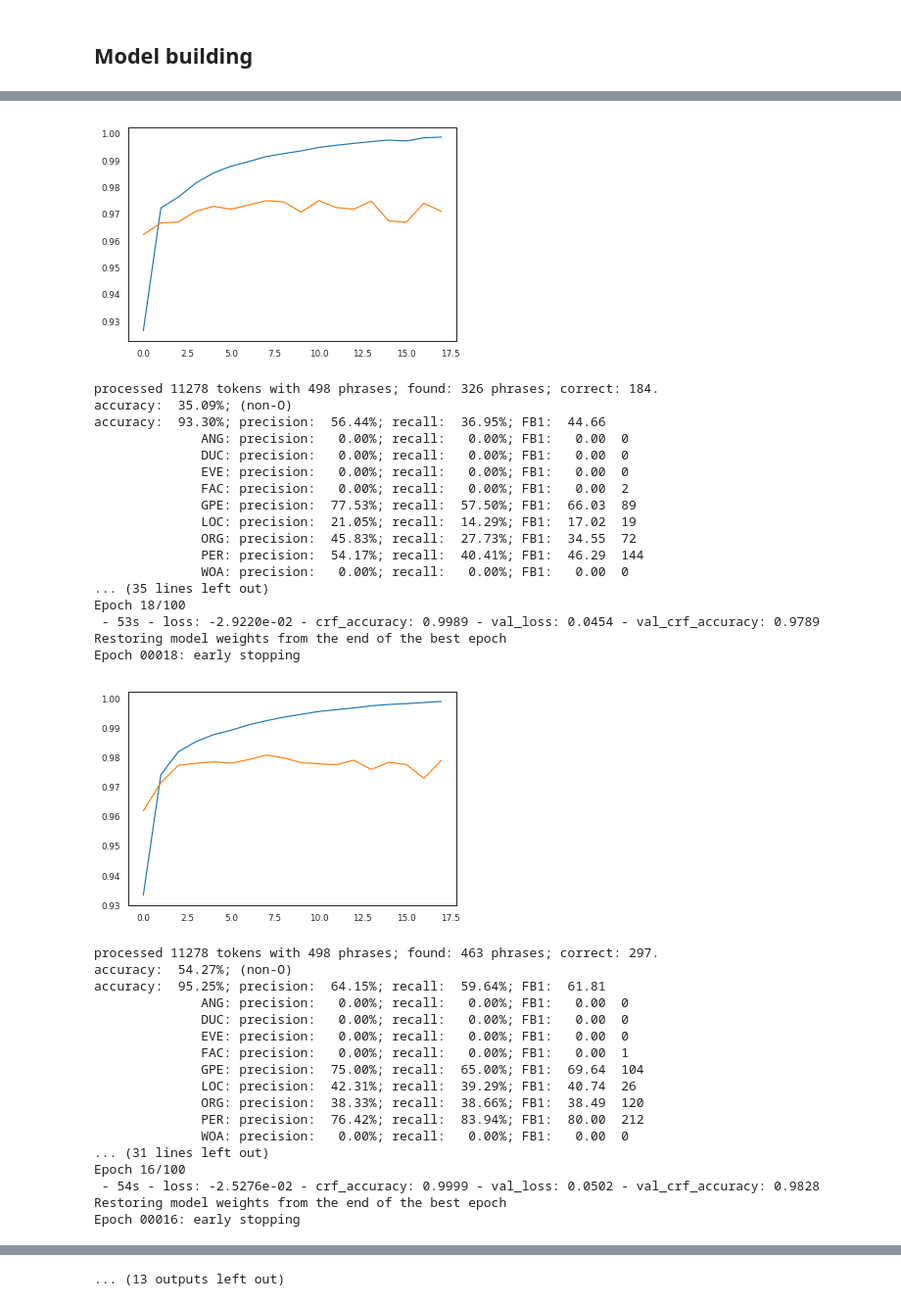
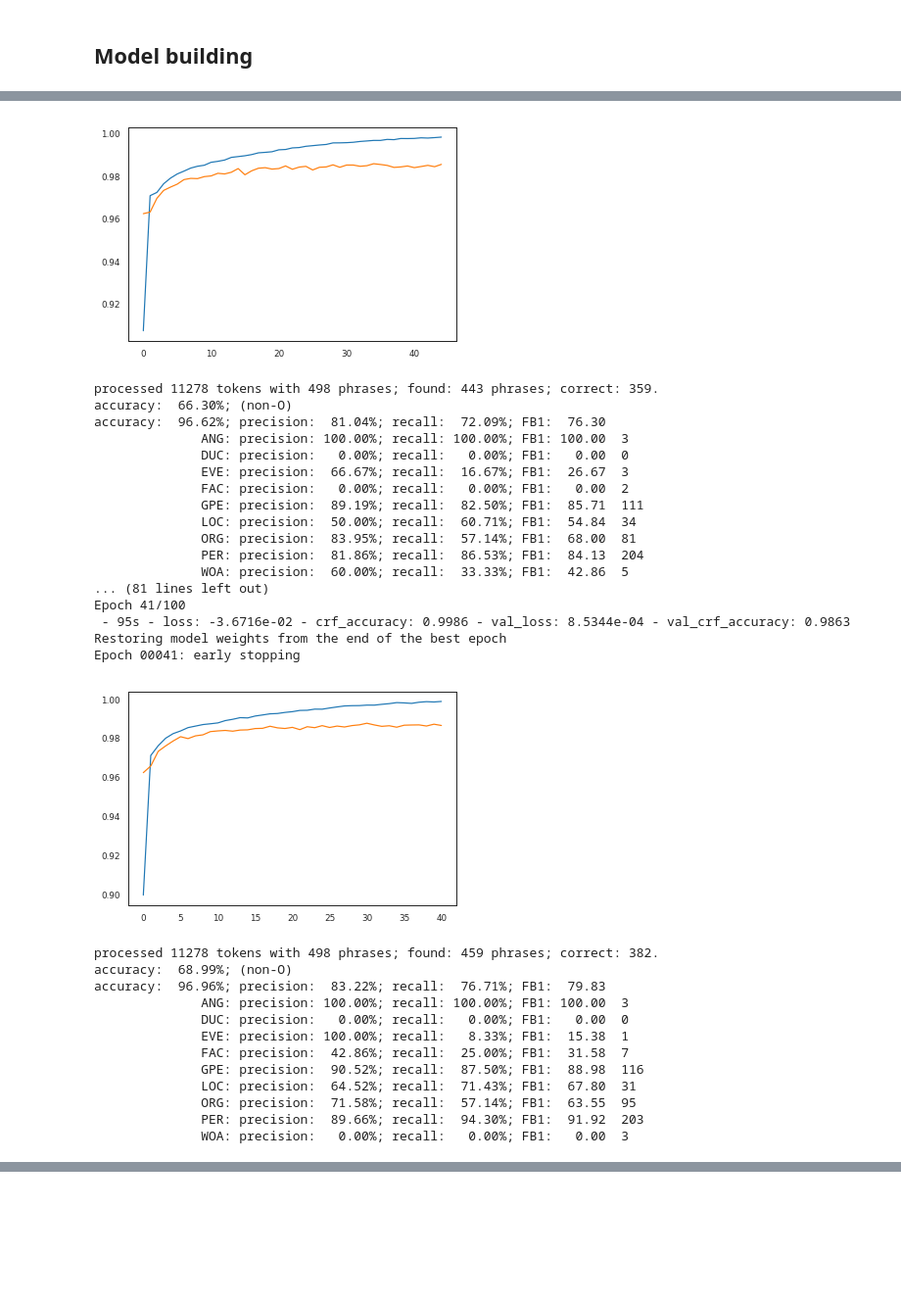
Before and after one commit to cjer/NER, a Jupyter notebook: 20_treebank_morph_ner.ipynb, the cells around one changed output, grey strips where cells are left out. Shown: that part at 98% size. Cells and saved outputs as stored; diff of their text form; code cells hidden in the pictures; blank space fills up the shorter version.

```diff
--- a/20_treebank_morph_ner.ipynb
+++ b/20_treebank_morph_ner.ipynb
@@ -274,9 +291,13 @@ embedding_paths
 # %%
-exclude = ['cbow', 'word2vec', 'tokenized', 'glove']
+exclude = ['cbow', 'pretrained', 'tokenized', 'word2vec', 'glove']
+include = 'alt_tok'
 # %%
 embedding_mats = {}
 for emb_name, emb_path in embedding_paths.items():
     skip=False
+    if include not in emb_name:
+        continue
+
     for exc in exclude:
         if exc in emb_path:
             skip=True
@@ -301,4 +318,4 @@ sample words not found:  ['685' 'פאמאליקאו' 'סקאיף' '2.2' 'מרנ
 # %%
-configs = build_configs(base_configs, embedding_mats)
+configs = build_configs(base_configs_stack_freeze, embedding_mats)
 configs
 # %% [output]
@@ -323,7 +341,7 @@ configs
 for conf in configs:
     conf['patience'] = 10
 # %%
-out_folder = 'results/new_outputs'
+out_folder = 'results/new_outputs_stack'
 if not os.path.exists(out_folder):
     os.mkdir(out_folder)
 # %%
@@ -336,7 +354,7 @@ from ner_utils import *
 configs, results, preds, histories = run_models(configs, splits, splits_char, embedding_mats,
                                                 words, max_len, n_words, idx2word, idx2tag,
                                                 n_tags, max_len_char, n_pos, n_chars,
-                                                run_name='treebank_morphemes_fixed2', out_folder=out_folder,
+                                                run_name='treebank_morphemes_alt_tok1', out_folder=out_folder,
                                                 skip_if_model_exists=True,
                                                 validation_split=validation_split,
                                                 extra_predictions=extra_preds,
@@ -362,36 +380,31 @@ Epoch 00018: early stopping
-[figure, old version]
+[figure, new version]
-processed 11278 tokens with 498 phrases; found: 326 phrases; correct: 184.
-accuracy:  35.09%; (non-O)
-accuracy:  93.30%; precision:  56.44%; recall:  36.95%; FB1:  44.66
-              ANG: precision:   0.00%; recall:   0.00%; FB1:   0.00  0
+processed 11278 tokens with 498 phrases; found: 443 phrases; correct: 359.
+accuracy:  66.30%; (non-O)
+accuracy:  96.62%; precision:  81.04%; recall:  72.09%; FB1:  76.30
+              ANG: precision: 100.00%; recall: 100.00%; FB1: 100.00  3
               DUC: precision:   0.00%; recall:   0.00%; FB1:   0.00  0
-              EVE: precision:   0.00%; recall:   0.00%; FB1:   0.00  0
+              EVE: precision:  66.67%; recall:  16.67%; FB1:  26.67  3
               FAC: precision:   0.00%; recall:   0.00%; FB1:   0.00  2
-              GPE: precision:  77.53%; recall:  57.50%; FB1:  66.03  89
-              LOC: precision:  21.05%; recall:  14.29%; FB1:  17.02  19
-              ORG: precision:  45.83%; recall:  27.73%; FB1:  34.55  72
-              PER: precision:  54.17%; recall:  40.41%; FB1:  46.29  144
-              WOA: precision:   0.00%; recall:   0.00%; FB1:   0.00  0
-... (35 lines left out)
-Epoch 18/100
- - 53s - loss: -2.9220e-02 - crf_accuracy: 0.9989 - val_loss: 0.0454 - val_crf_accuracy: 0.9789
+              GPE: precision:  89.19%; recall:  82.50%; FB1:  85.71  111
+              LOC: precision:  50.00%; recall:  60.71%; FB1:  54.84  34
+              ORG: precision:  83.95%; recall:  57.14%; FB1:  68.00  81
+              PER: precision:  81.86%; recall:  86.53%; FB1:  84.13  204
+              WOA: precision:  60.00%; recall:  33.33%; FB1:  42.86  5
+... (81 lines left out)
+Epoch 41/100
+ - 95s - loss: -3.6716e-02 - crf_accuracy: 0.9986 - val_loss: 8.5344e-04 - val_crf_accuracy: 0.9863
 Restoring model weights from the end of the best epoch
-Epoch 00018: early stopping
+Epoch 00041: early stopping
-[figure, old version]
+[figure, new version]
-processed 11278 tokens with 498 phrases; found: 463 phrases; correct: 297.
-accuracy:  54.27%; (non-O)
-accuracy:  95.25%; precision:  64.15%; recall:  59.64%; FB1:  61.81
-              ANG: precision:   0.00%; recall:   0.00%; FB1:   0.00  0
+processed 11278 tokens with 498 phrases; found: 459 phrases; correct: 382.
+accuracy:  68.99%; (non-O)
+accuracy:  96.96%; precision:  83.22%; recall:  76.71%; FB1:  79.83
+              ANG: precision: 100.00%; recall: 100.00%; FB1: 100.00  3
               DUC: precision:   0.00%; recall:   0.00%; FB1:   0.00  0
-              EVE: precision:   0.00%; recall:   0.00%; FB1:   0.00  0
-              FAC: precision:   0.00%; recall:   0.00%; FB1:   0.00  1
-              GPE: precision:  75.00%; recall:  65.00%; FB1:  69.64  104
-              LOC: precision:  42.31%; recall:  39.29%; FB1:  40.74  26
-              ORG: precision:  38.33%; recall:  38.66%; FB1:  38.49  120
-              PER: precision:  76.42%; recall:  83.94%; FB1:  80.00  212
-              WOA: precision:   0.00%; recall:   0.00%; FB1:   0.00  0
-... (31 lines left out)
-Epoch 16/100
- - 54s - loss: -2.5276e-02 - crf_accuracy: 0.9999 - val_loss: 0.0502 - val_crf_accuracy: 0.9828
-Restoring model weights from the end of the best epoch
-Epoch 00016: early stopping
+              EVE: precision: 100.00%; recall:   8.33%; FB1:  15.38  1
+              FAC: precision:  42.86%; recall:  25.00%; FB1:  31.58  7
+              GPE: precision:  90.52%; recall:  87.50%; FB1:  88.98  116
+              LOC: precision:  64.52%; recall:  71.43%; FB1:  67.80  31
+              ORG: precision:  71.58%; recall:  57.14%; FB1:  63.55  95
+              PER: precision:  89.66%; recall:  94.30%; FB1:  91.92  203
+              WOA: precision:   0.00%; recall:   0.00%; FB1:   0.00  3
@@ -453 +410,0 @@ Epoch 00020: early stopping
-... (13 outputs left out)
```
Also changed, not shown: parts of 12 cells of this notebook, 5 other files.
